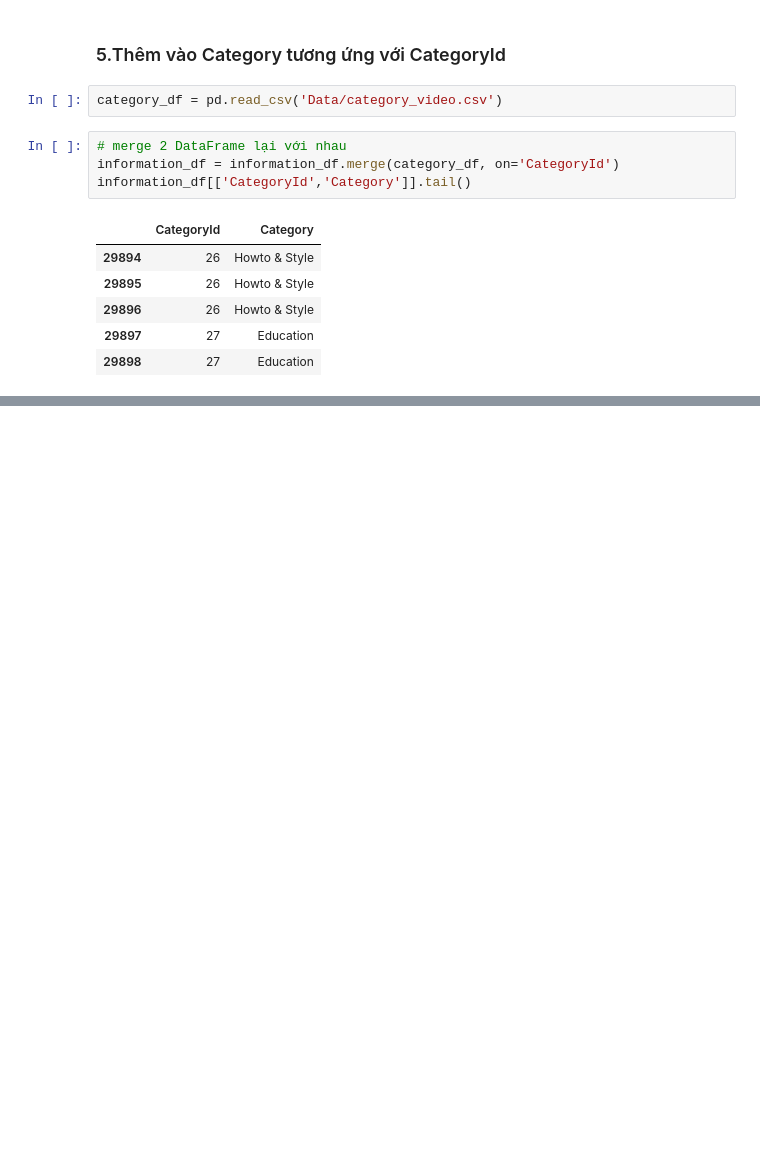
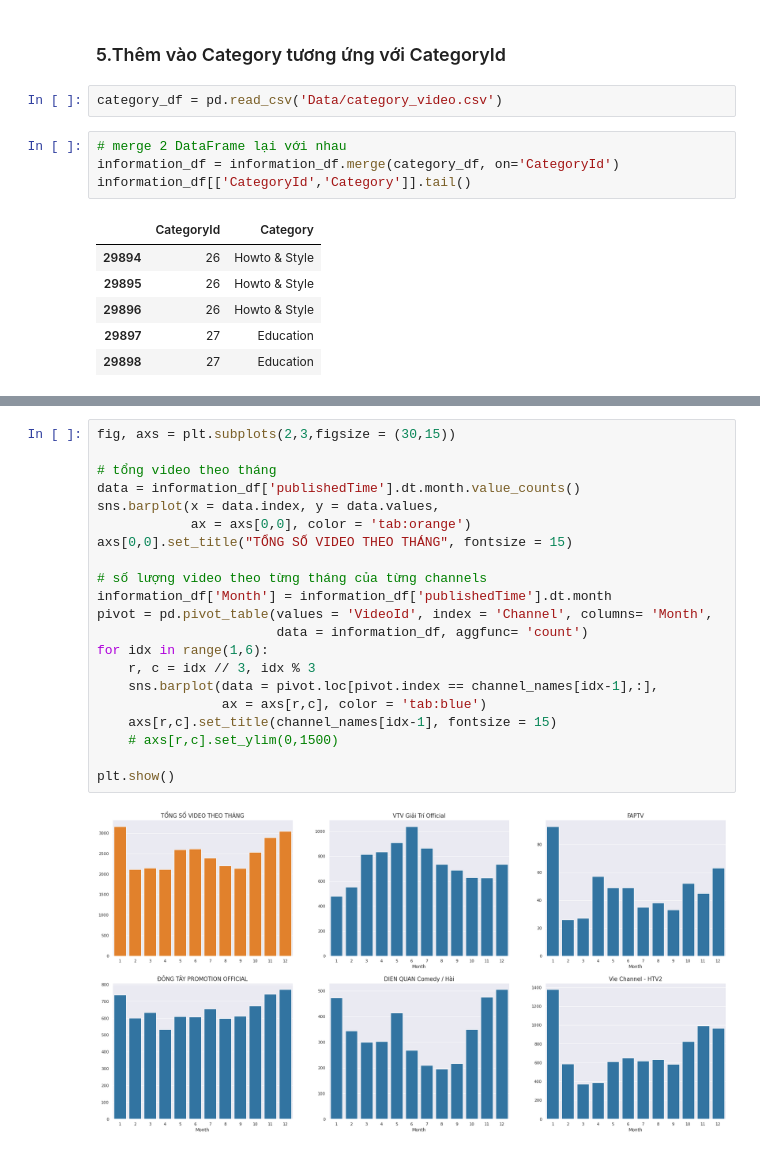
Before and after one commit to ShinNgao12/Analysis-Comedy-channels-in-youtube-, a Jupyter notebook: Explode data.ipynb, the cells around one changed output, grey strips where cells are left out. Saved outputs shown, nothing was run; the diff lists cells and outputs as text; blank space fills up the shorter version.

```diff
--- a/Explode data.ipynb
+++ b/Explode data.ipynb
@@ -274,0 +363,23 @@ plt.show()
+# %%
+fig, axs = plt.subplots(2,3,figsize = (30,15))
+
+# tổng video theo tháng
+data = information_df['publishedTime'].dt.month.value_counts()
+sns.barplot(x = data.index, y = data.values,
+            ax = axs[0,0], color = 'tab:orange')
+axs[0,0].set_title("TỔNG SỐ VIDEO THEO THÁNG", fontsize = 15)
+
+# số lượng video theo từng tháng của từng channels
+information_df['Month'] = information_df['publishedTime'].dt.month
+pivot = pd.pivot_table(values = 'VideoId', index = 'Channel', columns= 'Month',
+                       data = information_df, aggfunc= 'count')
+for idx in range(1,6):
+    r, c = idx // 3, idx % 3
+    sns.barplot(data = pivot.loc[pivot.index == channel_names[idx-1],:],
+                ax = axs[r,c], color = 'tab:blue')
+    axs[r,c].set_title(channel_names[idx-1], fontsize = 15)
+    # axs[r,c].set_ylim(0,1500)
+
+plt.show()
+# %% [output]
+[figure, added]
```
Also changed, not shown: parts of 30 cells of this notebook, 2 other files.
